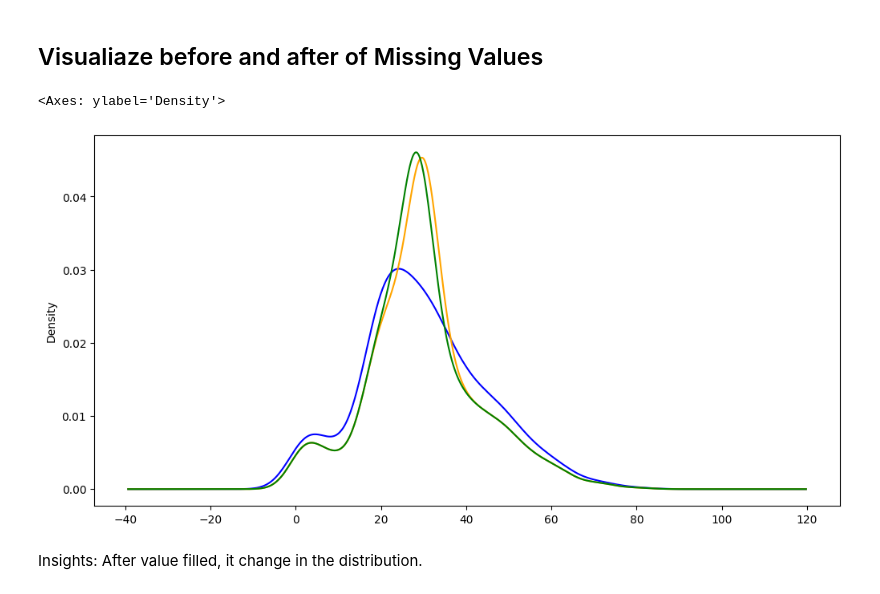
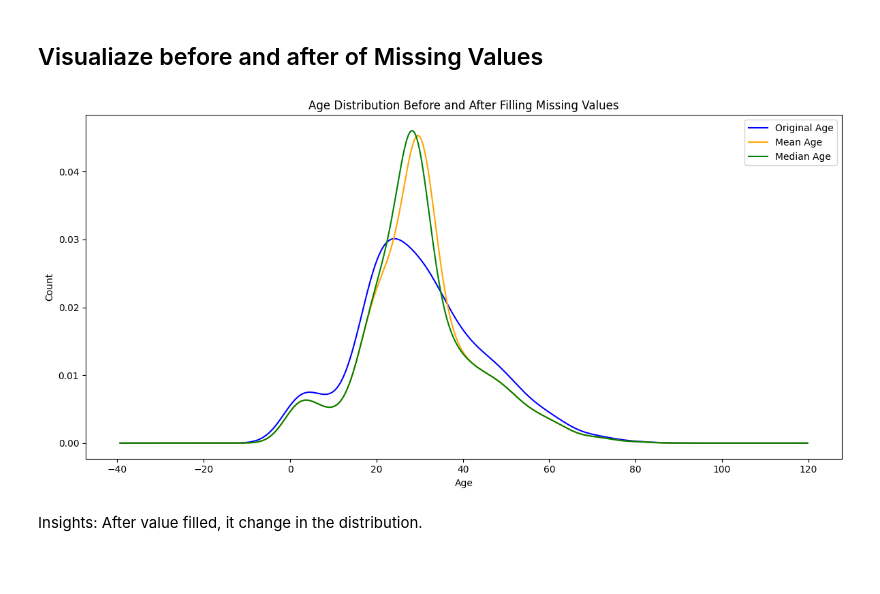
Before and after one commit to chaudhary-dotcom/handaling-missing-values, a Jupyter notebook: handaling-missing-variable.ipynb, the cells around one changed output. Drawn from its saved outputs; the diff is of its cells as text; code cells hidden in the pictures; blank space fills up the shorter version.

Commit message:
handaling missing values

```diff
--- a/handaling-missing-variable.ipynb
+++ b/handaling-missing-variable.ipynb
@@ -162,15 +162,20 @@ X_train[['age', 'Age_mean', 'Age_Median', 'deck', 'Mode_deck']].sample(10)
 # %%
 fig = plt.figure(figsize=(12, 6))
 ax = fig.add_subplot(111)
 
 # Original variable distrubution
 X_train['age'].plot(kind='kde', ax=ax, label='Original Age', color='blue')
 
 X_train['Age_mean'].plot(kind='kde', ax=ax, label='Mean Age', color='orange')
 X_train['Age_Median'].plot(kind='kde', ax=ax, label='Median Age', color='green')
-X_train
+
+ax.set_title('Age Distribution Before and After Filling Missing Values')
+ax.set_xlabel('Age')
+ax.set_ylabel('Count')
+plt.legend()
+plt.tight_layout()
+plt.show()
 # %% [output]
-<Axes: ylabel='Density'>
-[figure, old version]
+[figure, new version]
 # %% [markdown]
 Insights: After value filled, it change in the distribution.
```
Also changed, not shown: parts of 15 cells of this notebook, 1 other file.
